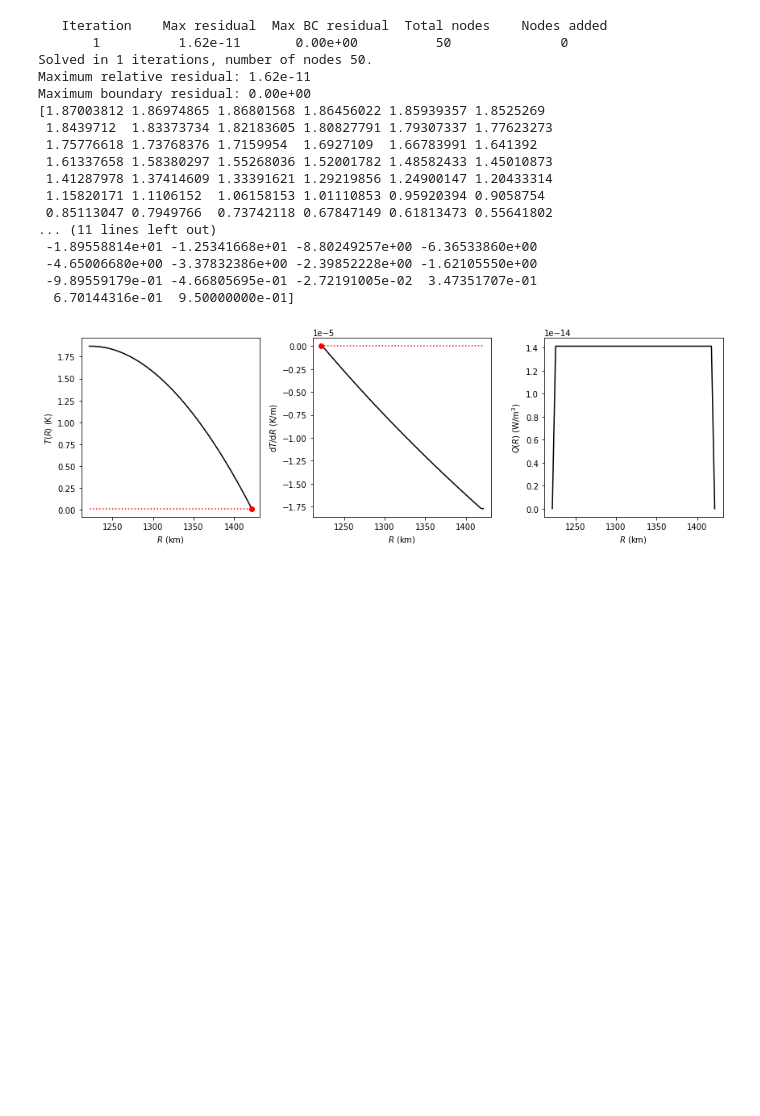
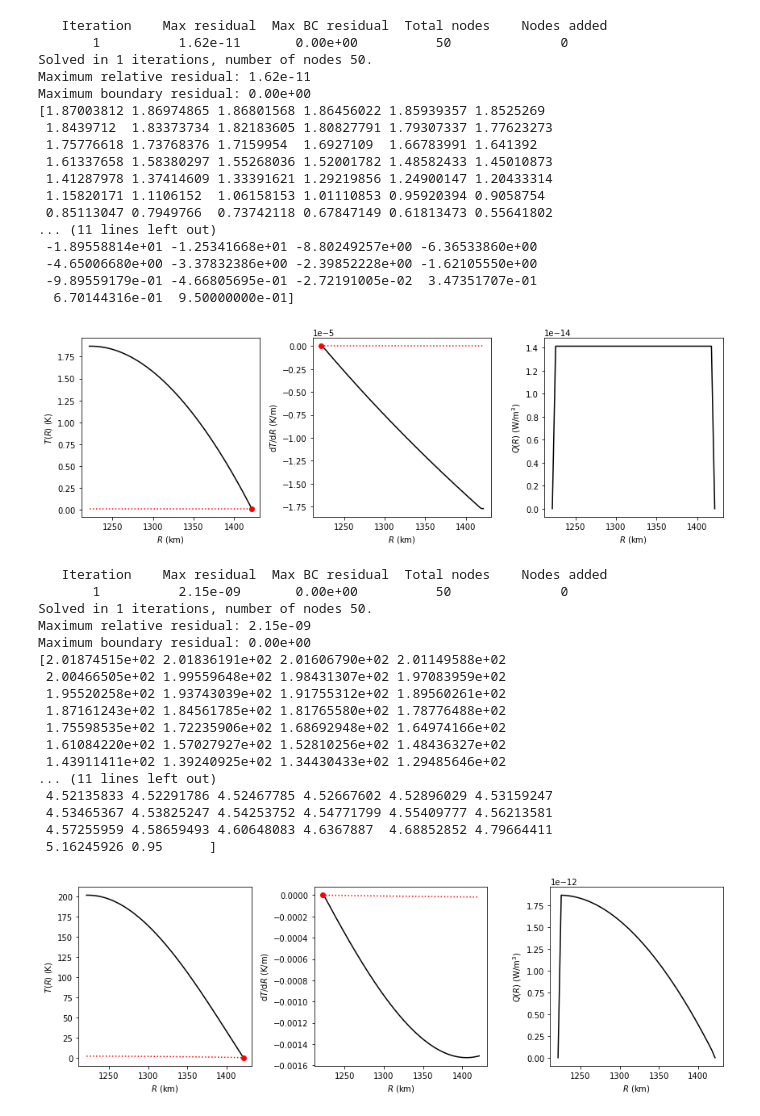
Before and after one commit to andreww/slurry, a Jupyter notebook: f-layer-diffusion.ipynb, the cells around one changed output. Cells and saved outputs as stored; diff of their text form; code cells hidden in the pictures; blank space fills up the shorter version.

Commit message:
All left over stuff from Leeds
Should have pushed these before

```diff
--- a/f-layer-diffusion.ipynb
+++ b/f-layer-diffusion.ipynb
@@ -549,6 +587,54 @@ Maximum boundary residual: 0.00e+00
  -9.89559179e-01 -4.66805695e-01 -2.72191005e-02  3.47351707e-01
   6.70144316e-01  9.50000000e-01]
 [figure]
+# %%
+dl = 1.0E-8
+_, _, _, fe_density, _, _ = feot.densities(1.0, 330.0, 5700.0)
+
+mass_rate = np.ones_like(r) * 1.0E-12 # kg m^-3 s^-1 equivelent to case 7 with sensible heat
+mass_rate[0] = 0.0
+mass_rate[-1] = 0.0
+
+x_top = 0.95
+initial_x = np.ones_like(r) * x_top
+initial_dcdr = np.zeros_like(r)
+
+c_top = feot.mass_percent_o(x_top)/100.0
+initial_c = feot.mass_percent_o(initial_x)/100.0
+
+
+fig, axs = plt.subplots(ncols=3, figsize=(12,4))
+
+
+# or mass_rate*np.mean(initial_c)
+# or mass_rate*c_top
+out_cs = layer_diffusion.solve_layer_diffusion(r, mass_rate*out_cs, dl*fe_density, out_cs, derivative_guess=np.gradient(out_cs, r),
+                                               top_value_bc=c_top, bottom_derivative_bc=0.0, fig_axs=axs, composition=False)
+
+print(out_cs)
+out_xs = feot.mol_frac_fe(out_cs * 100.0)
+print(out_xs)
+fig.tight_layout()
+plt.show()
+# %% [output]
+   Iteration    Max residual  Max BC residual  Total nodes    Nodes added
+       1          2.15e-09       0.00e+00          50              0
+Solved in 1 iterations, number of nodes 50.
+Maximum relative residual: 2.15e-09
+Maximum boundary residual: 0.00e+00
+[2.01874515e+02 2.01836191e+02 2.01606790e+02 2.01149588e+02
+ 2.00466505e+02 1.99559648e+02 1.98431307e+02 1.97083959e+02
+ 1.95520258e+02 1.93743039e+02 1.91755312e+02 1.89560261e+02
+ 1.87161243e+02 1.84561785e+02 1.81765580e+02 1.78776488e+02
+ 1.75598535e+02 1.72235906e+02 1.68692948e+02 1.64974166e+02
+ 1.61084220e+02 1.57027927e+02 1.52810256e+02 1.48436327e+02
+ 1.43911411e+02 1.39240925e+02 1.34430433e+02 1.29485646e+02
+... (11 lines left out)
+ 4.52135833 4.52291786 4.52467785 4.52667602 4.52896029 4.53159247
+ 4.53465367 4.53825247 4.54253752 4.54771799 4.55409777 4.56213581
+ 4.57255959 4.58659493 4.60648083 4.6367887  4.68852852 4.79664411
+ 5.16245926 0.95      ]
+[figure, added]
 # %%
 dl = 1.0E-8
 _, _, _, fe_density, _, _ = feot.densities(1.0, 330.0, 5700.0)
```
Also changed, not shown: parts of 3 cells of this notebook, 3 other files.
